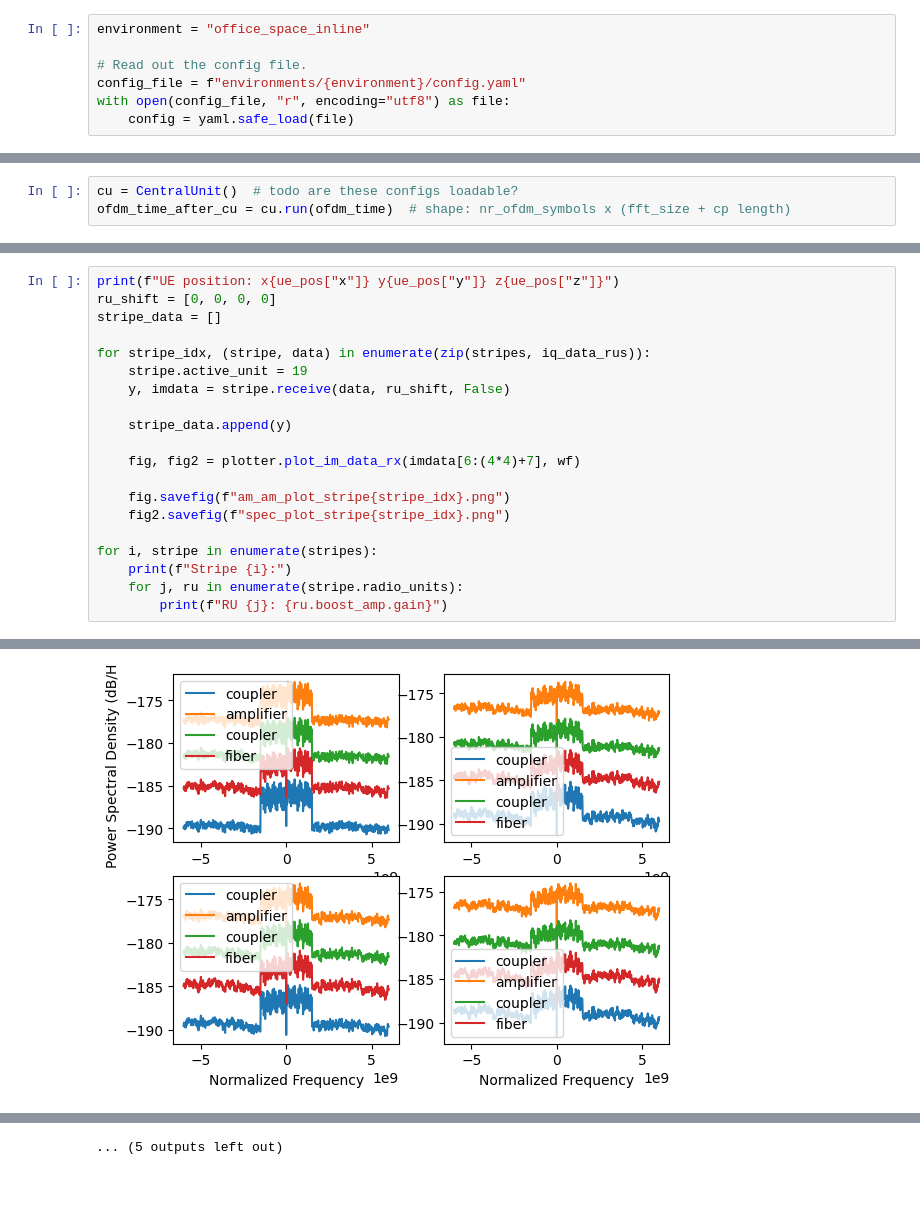
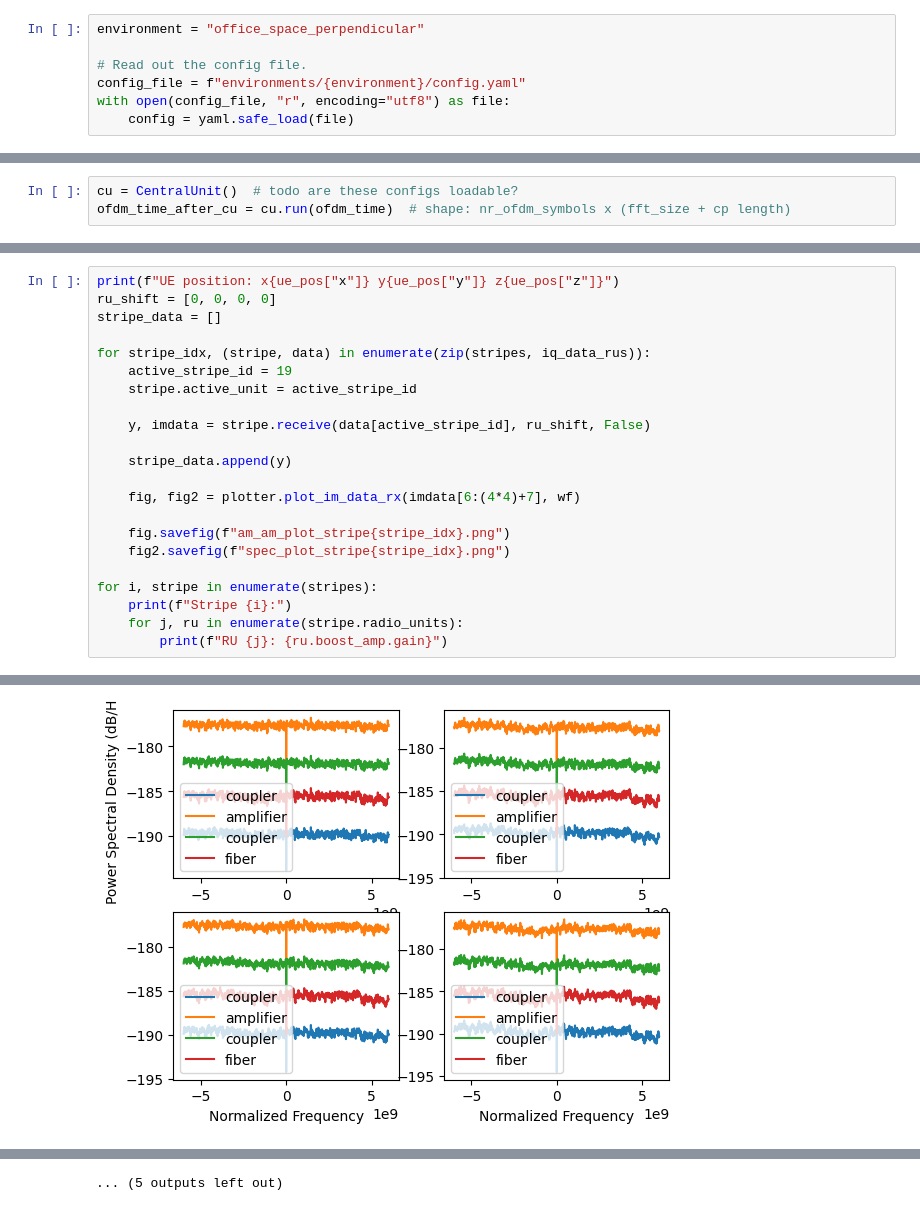
Before and after one commit to 6GTandem/6GTandem-simulator, a Jupyter notebook: examples/stripe_ul/example.ipynb, the cells around one changed output, grey strips where cells are left out. Drawn from its saved outputs; the diff is of its cells as text.

```diff
--- a/examples/stripe_ul/example.ipynb
+++ b/examples/stripe_ul/example.ipynb
@@ -18,7 +18,7 @@ from sub_THz_stripe.coupler.coupler import Coupler
 from sub_THz_stripe.phase_shifter.phase_shifter import PhaseShifter
 from sub_THz_stripe.splitter.splitter import Splitter
 # %%
-environment = "office_space_inline"
+environment = "office_space_perpendicular"
 
 # Read out the config file.
 config_file = f"environments/{environment}/config.yaml"
@@ -106,8 +106,10 @@ ru_shift = [0, 0, 0, 0]
 stripe_data = []
 
 for stripe_idx, (stripe, data) in enumerate(zip(stripes, iq_data_rus)):
-    stripe.active_unit = 19
-    y, imdata = stripe.receive(data, ru_shift, False)
+    active_stripe_id = 19
+    stripe.active_unit = active_stripe_id
+
+    y, imdata = stripe.receive(data[active_stripe_id], ru_shift, False)
 
     stripe_data.append(y)
 
@@ -150 +152 @@ RU 19: 1.0
-[figure, old version]
+[figure, new version]
```
Also changed, not shown: parts of 6 cells of this notebook, 40 other files.
